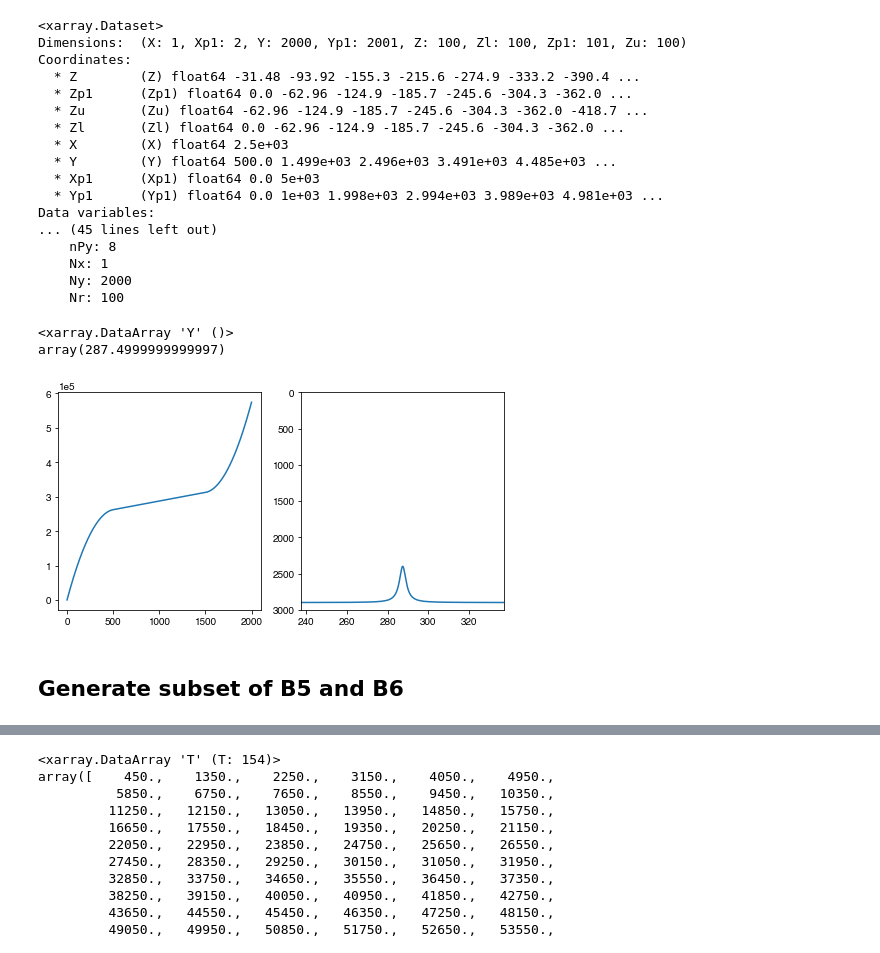
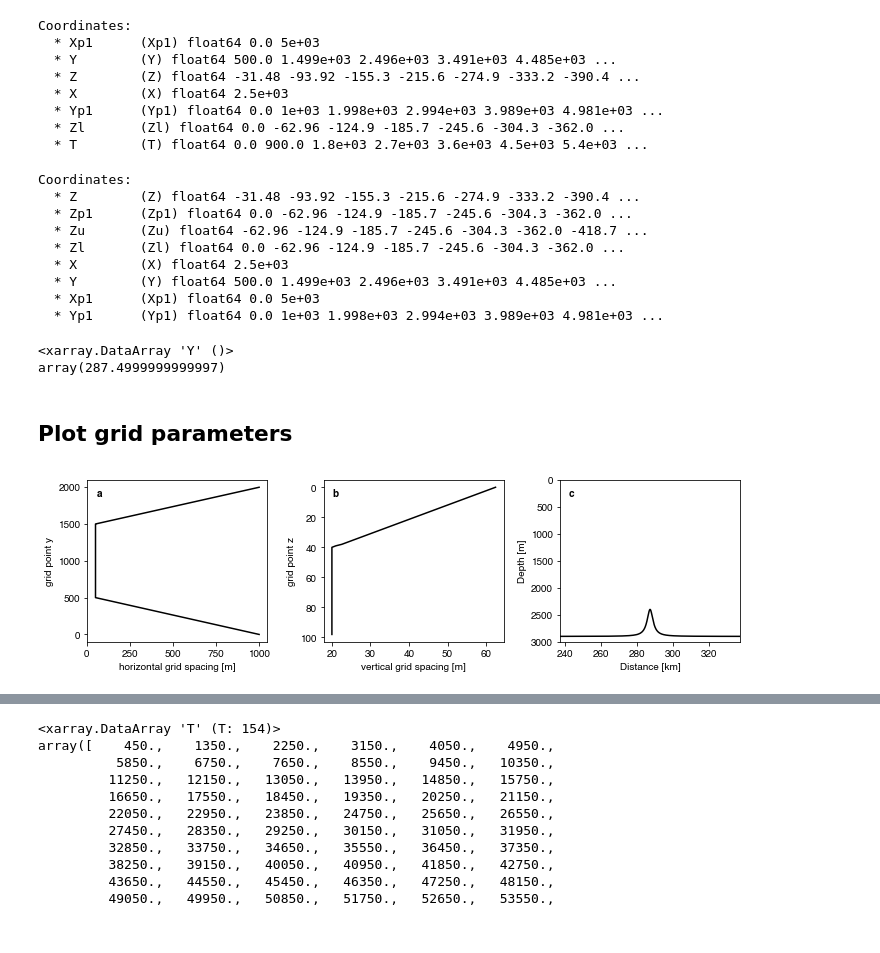
Before and after one commit to gunnarvoet/flow-across-bump, a Jupyter notebook: analysis/bump_analysis.ipynb, the cells around one changed output, grey strips where cells are left out. Drawn from its saved outputs; the diff is of its cells as text; code cells hidden in the pictures.

```diff
--- a/analysis/bump_analysis.ipynb
+++ b/analysis/bump_analysis.ipynb
@@ -55,8 +70,17 @@ grid = xr.open_dataset(DataDir+'grid.glob.nc')
+# %%
+b6s.coords
+# %% [output]
+Coordinates:
+  * Xp1      (Xp1) float64 0.0 5e+03
+  * Y        (Y) float64 500.0 1.499e+03 2.496e+03 3.491e+03 4.485e+03 ...
+  * Z        (Z) float64 -31.48 -93.92 -155.3 -215.6 -274.9 -333.2 -390.4 ...
+  * X        (X) float64 2.5e+03
+  * Yp1      (Yp1) float64 0.0 1e+03 1.998e+03 2.994e+03 3.989e+03 4.981e+03 ...
+  * Zl       (Zl) float64 0.0 -62.96 -124.9 -185.7 -245.6 -304.3 -362.0 ...
+  * T        (T) float64 0.0 900.0 1.8e+03 2.7e+03 3.6e+03 4.5e+03 5.4e+03 ...
 # %%
-grid
+grid.coords
 # %% [output]
-<xarray.Dataset>
-Dimensions:  (X: 1, Xp1: 2, Y: 2000, Yp1: 2001, Z: 100, Zl: 100, Zp1: 101, Zu: 100)
 Coordinates:
   * Z        (Z) float64 -31.48 -93.92 -155.3 -215.6 -274.9 -333.2 -390.4 ...
   * Zp1      (Zp1) float64 0.0 -62.96 -124.9 -185.7 -245.6 -304.3 -362.0 ...
@@ -66,12 +90,6 @@ Coordinates:
   * Y        (Y) float64 500.0 1.499e+03 2.496e+03 3.491e+03 4.485e+03 ...
   * Xp1      (Xp1) float64 0.0 5e+03
   * Yp1      (Yp1) float64 0.0 1e+03 1.998e+03 2.994e+03 3.989e+03 4.981e+03 ...
-Data variables:
-... (45 lines left out)
-    nPy: 8
-    Nx: 1
-    Ny: 2000
-    Nr: 100
 # %%
 # center of domain in km
 my = grid.Y.mean()/1000
@@ -79,14 +97,29 @@ print(my)
 # %% [output]
 <xarray.DataArray 'Y' ()>
 array(287.4999999999997)
+# %% [markdown]
+## Plot grid parameters
 # %%
-fig, ax = plt.subplots(1,2, figsize=(8,4))
-ax[0].plot(np.arange(0,2000), b6.Y.values)
-ax[1].set(ylim=(3000,0), xlim=(my-50,my+50))
+fig, ax = plt.subplots(1,3, figsize=(10,3))
+ax = ax.flat
+ax[0].plot(np.diff(b6.Y.values), np.arange(0,2000-1),'k')
+ax[0].set(xlabel='horizontal grid spacing [m]', ylabel='grid point y')
+
+ax[1].plot(np.diff(-b6s.Z.values), np.arange(0,100-1),'k')
+ax[1].set(xlabel='vertical grid spacing [m]', ylabel='grid point z')
+ax[1].invert_yaxis()
+
+ax[2].set(ylim=(3000,0), xlim=(my-50,my+50), ylabel='Depth [m]', xlabel='Distance [km]')
 # [ax[1].axhline(y=yy, linewidth=0.1, alpha=0.2) for yy in -grid.Z];
 # [ax[1].axvline(x=xx, linewidth=0.1, alpha=0.2) for xx in grid.Y/1000];
-ax[1].plot(grid.Y/1000,grid.Depth);
+ax[2].plot(grid.Y/1000,grid.Depth,'k');
+
+for n, axi in enumerate(ax):
+    import string
+    axi.text(0.05, 0.9, string.ascii_lowercase[n], transform=axi.transAxes,
+            size=10, weight='bold')
+
+plt.tight_layout()
+plt.savefig('fig/grid_parameters.png',dpi=300)
 # %% [output]
-[figure, old version]
+[figure, new version]
-# %% [markdown]
-## Generate subset of B5 and B6
```
Also changed, not shown: parts of 40 cells of this notebook, 2 other files.
